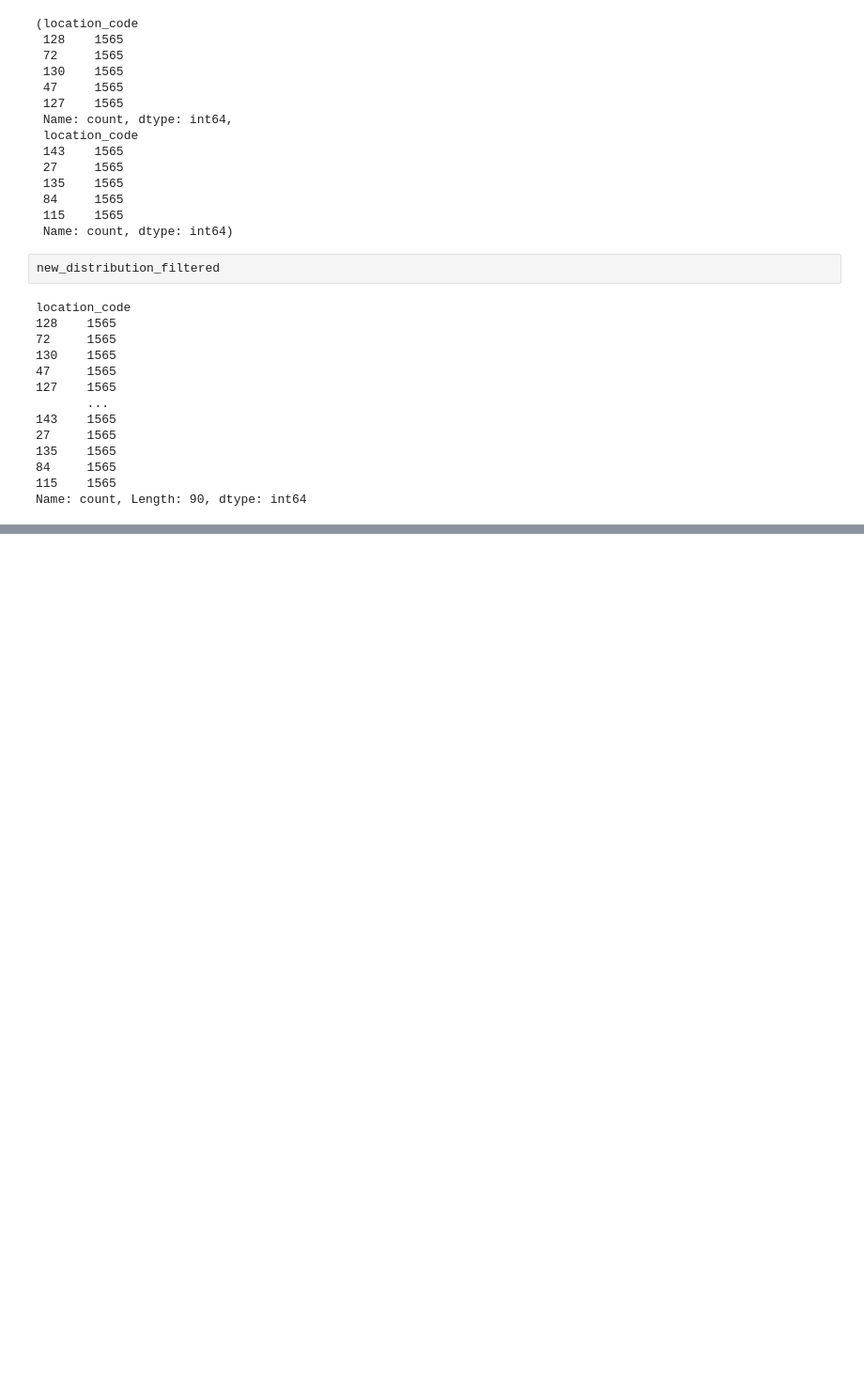
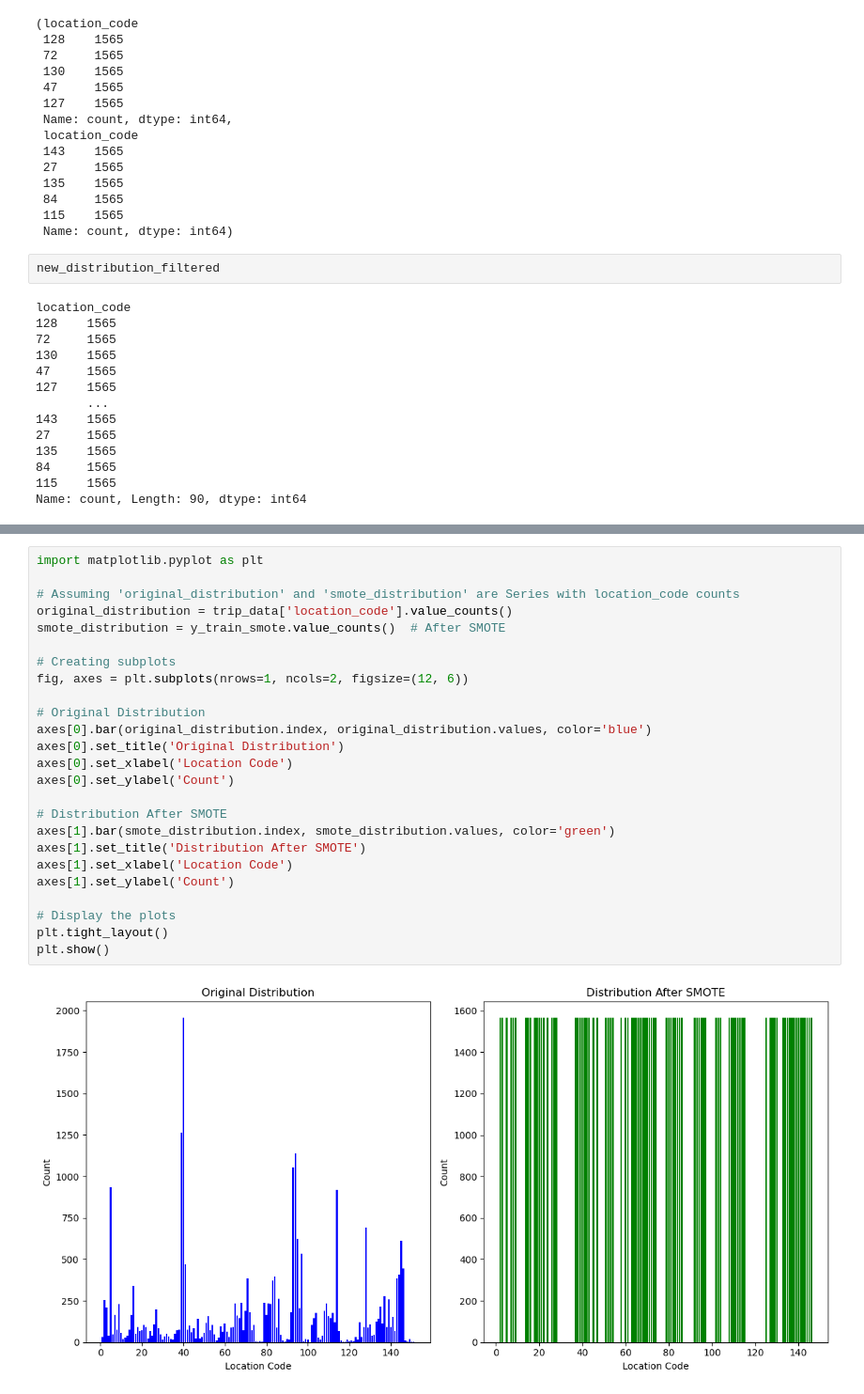
Before and after one commit to azwanazamuddin/location-choice-model, a Jupyter notebook: notebooks/evaluate_data.ipynb, the cells around one changed output, grey strips where cells are left out. Shown at 94% size. Saved outputs shown, nothing was run; the diff lists cells and outputs as text; blank space fills up the shorter version.

```diff
--- a/notebooks/evaluate_data.ipynb
+++ b/notebooks/evaluate_data.ipynb
@@ -231,3 +261,30 @@ X_train_smote
+# %%
+import matplotlib.pyplot as plt
+
+# Assuming 'original_distribution' and 'smote_distribution' are Series with location_code counts
+original_distribution = trip_data['location_code'].value_counts()
+smote_distribution = y_train_smote.value_counts()  # After SMOTE
+
+# Creating subplots
+fig, axes = plt.subplots(nrows=1, ncols=2, figsize=(12, 6))
+
+# Original Distribution
+axes[0].bar(original_distribution.index, original_distribution.values, color='blue')
+axes[0].set_title('Original Distribution')
+axes[0].set_xlabel('Location Code')
+axes[0].set_ylabel('Count')
+
+# Distribution After SMOTE
+axes[1].bar(smote_distribution.index, smote_distribution.values, color='green')
+axes[1].set_title('Distribution After SMOTE')
+axes[1].set_xlabel('Location Code')
+axes[1].set_ylabel('Count')
+
+# Display the plots
+plt.tight_layout()
+plt.show()
+# %% [output]
+[figure, added]
 # %%
 import statsmodels.api as sm
 
```
Also changed, not shown: parts of 10 cells of this notebook, 1 other file.
